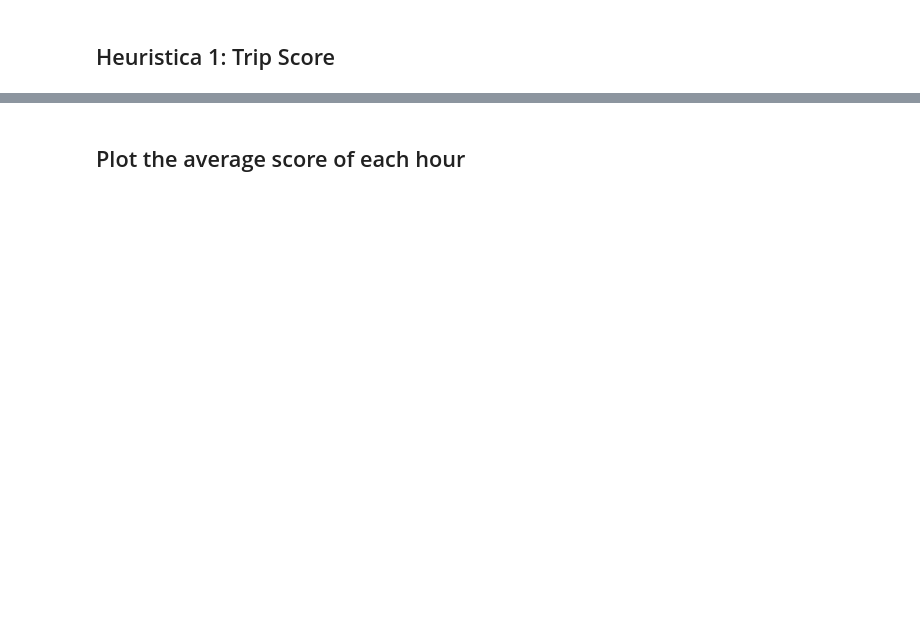
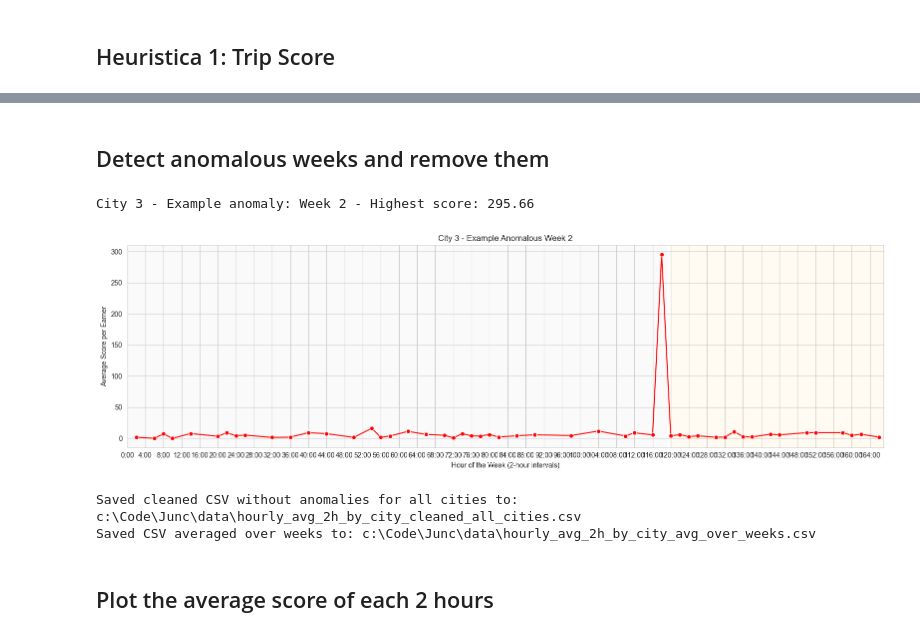
Before and after one commit to Teoneag/Junction-2025, a Jupyter notebook: gali.ipynb, the cells around one changed output, grey strips where cells are left out. Saved outputs shown, nothing was run; the diff lists cells and outputs as text; code cells hidden in the pictures; blank space fills up the shorter version.

```diff
--- a/gali.ipynb
+++ b/gali.ipynb
@@ -94,3 +123,80 @@ FileNotFoundError: [Errno 2] No such file or directory: 'c:\\Code\\Junc\\Junctio
+# %% [markdown]
+## Detect anomalous weeks and remove them
+# %%
+# --- Paths ---
+project_root = Path.cwd().parent
+data_dir = project_root / "data"
+csv_file = data_dir / "hourly_avg_2h_by_city_with_week.csv"
+
+# --- Read CSV ---
+df = pd.read_csv(csv_file)
+
+# --- Prepare cleaned DataFrame ---
+cleaned_rows = []  # store only normal rows
+anomaly_shown = False
+
+# --- Loop over all cities ---
+for city_id in df['city_id'].unique():
+    city_df = df[df['city_id'] == city_id].copy()  # avoid SettingWithCopyWarning
+
+    # Pivot weeks x 2-hour intervals
+    week_matrix = city_df.pivot(index='week', columns='job_hour_2h', values='avg_score_per_earner').fillna(0)
+
+    # Fit Isolation Forest
+    iso = IsolationForest(contamination=0.05, random_state=42)
+    iso.fit(week_matrix)
+
+    # Predict anomalies
+    preds = iso.predict(week_matrix)  # 1 = normal, -1 = anomaly
+
+    for week, pred in zip(week_matrix.index, preds):
+        week_data = city_df[city_df['week'] == week]
+        if pred == -1:
+            if not anomaly_shown:
+                # First anomalous week: plot and report as an example
+                max_score = week_data['avg_score_per_earner'].max()
+                print(f"City {city_id} - Example anomaly: Week {week} - Highest score: {max_score}")
+
+                plt.figure(figsize=(16,5))
+                sns.lineplot(data=week_data, x='job_hour_2h', y='avg_score_per_earner',
+                             marker='o', color='red')
+                plt.title(f"City {city_id} - Example Anomalous Week {week}")
+                plt.xlabel("Hour of the Week (2-hour intervals)")
+                plt.ylabel("Average Score per Earner")
+                plt.xticks(ticks=range(0, 168, 4), labels=[f"{i}:00" for i in range(0, 168, 4)])
+                plt.xlim(0, 167)
+                plt.axvspan(0, 119, color='lightgray', alpha=0.1)  # Mon-Fri
+                plt.axvspan(120, 167, color='orange', alpha=0.05)  # Sat-Sun
+                plt.tight_layout()
+                plt.show()
+                anomaly_shown = True
+            # do not add anomalies to cleaned data
+        else:
+            # Normal week: append all rows to cleaned_rows
+            cleaned_rows.extend(week_data.to_dict('records'))
+
+# --- Create cleaned DataFrame from rows ---
+cleaned_df = pd.DataFrame(cleaned_rows)
+
+# --- Save cleaned CSV ---
+output_clean = data_dir / "hourly_avg_2h_by_city_cleaned_all_cities.csv"
+cleaned_df.to_csv(output_clean, index=False)
+print(f"Saved cleaned CSV without anomalies for all cities to: {output_clean}")
+
+# --- Average over weeks for each city ---
+avg_over_weeks = cleaned_df.groupby(['city_id','job_hour_2h']).agg(
+    avg_score_per_earner=('avg_score_per_earner','mean')
+).reset_index()
+
+# --- Save averaged CSV ---
+output_avg = data_dir / "hourly_avg_2h_by_city_avg_over_weeks.csv"
+avg_over_weeks.to_csv(output_avg, index=False)
+print(f"Saved CSV averaged over weeks to: {output_avg}")
+# %% [output]
+City 3 - Example anomaly: Week 2 - Highest score: 295.66
+[figure, added]
+Saved cleaned CSV without anomalies for all cities to: c:\Code\Junc\data\hourly_avg_2h_by_city_cleaned_all_cities.csv
+Saved CSV averaged over weeks to: c:\Code\Junc\data\hourly_avg_2h_by_city_avg_over_weeks.csv
 # %% [markdown]
-## Plot the average score of each hour
+## Plot the average score of each 2 hours
 # %%
```
Also changed, not shown: parts of 9 cells of this notebook.
